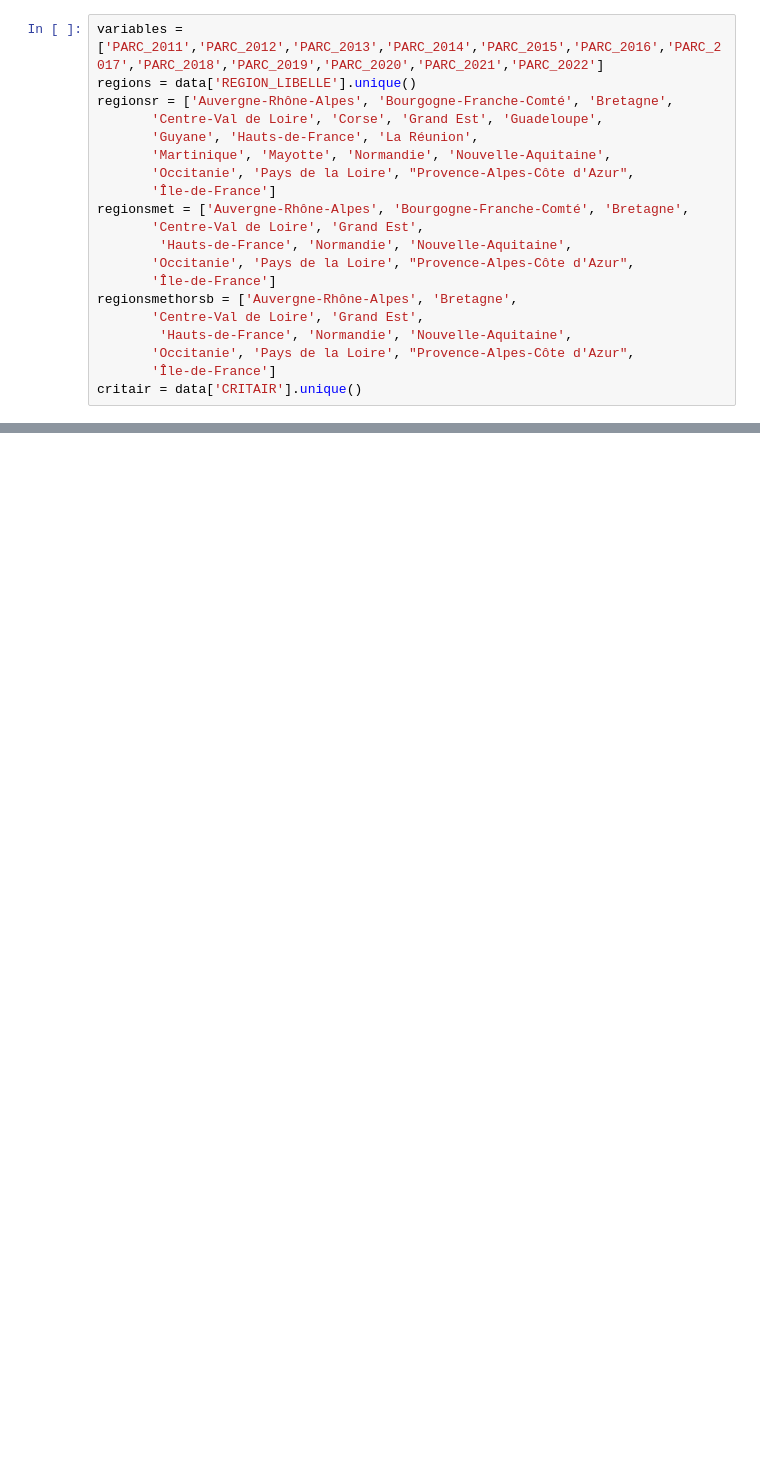
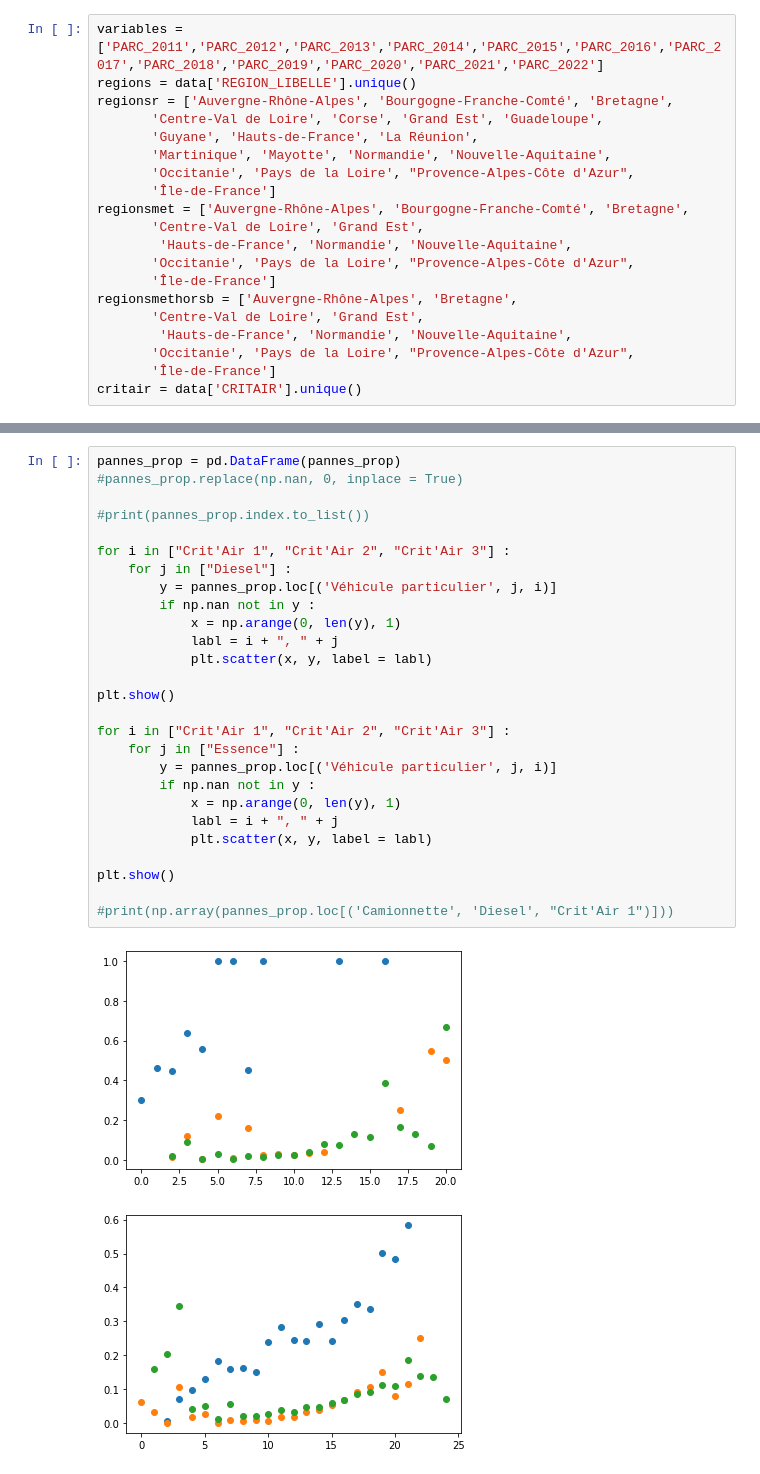
Before and after one commit to TheoLBTN/Projet-Python, a Jupyter notebook: Projet_pierre.ipynb, the cells around one changed output, grey strips where cells are left out. Saved outputs shown, nothing was run; the diff lists cells and outputs as text; blank space fills up the shorter version.

Commit message:
Travail pannes

```diff
--- a/Projet_pierre.ipynb
+++ b/Projet_pierre.ipynb
@@ -79,0 +146,30 @@ data_fil.head(5)
+# %%
+pannes_prop = pd.DataFrame(pannes_prop)
+#pannes_prop.replace(np.nan, 0, inplace = True)
+
+#print(pannes_prop.index.to_list())
+
+for i in ["Crit'Air 1", "Crit'Air 2", "Crit'Air 3"] :
+    for j in ["Diesel"] :
+        y = pannes_prop.loc[('Véhicule particulier', j, i)]
+        if np.nan not in y :
+            x = np.arange(0, len(y), 1)
+            labl = i + ", " + j
+            plt.scatter(x, y, label = labl)
+
+plt.show()
+
+for i in ["Crit'Air 1", "Crit'Air 2", "Crit'Air 3"] :
+    for j in ["Essence"] :
+        y = pannes_prop.loc[('Véhicule particulier', j, i)]
+        if np.nan not in y :
+            x = np.arange(0, len(y), 1)
+            labl = i + ", " + j
+            plt.scatter(x, y, label = labl)
+
+plt.show()
+
+#print(np.array(pannes_prop.loc[('Camionnette', 'Diesel', "Crit'Air 1")]))
+# %% [output]
+[figure, added]
+[figure, added]
```
Also changed, not shown: parts of 9 cells of this notebook.
